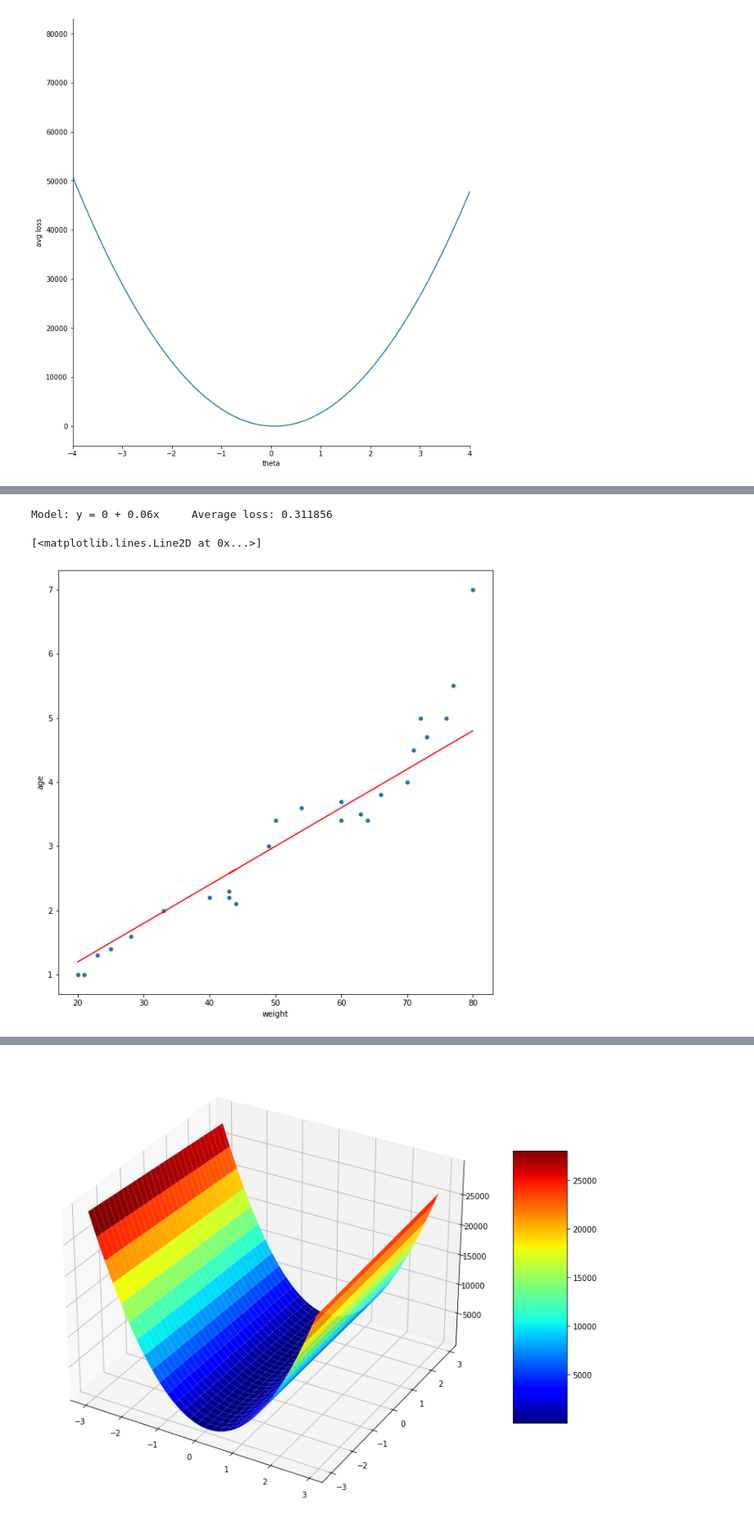
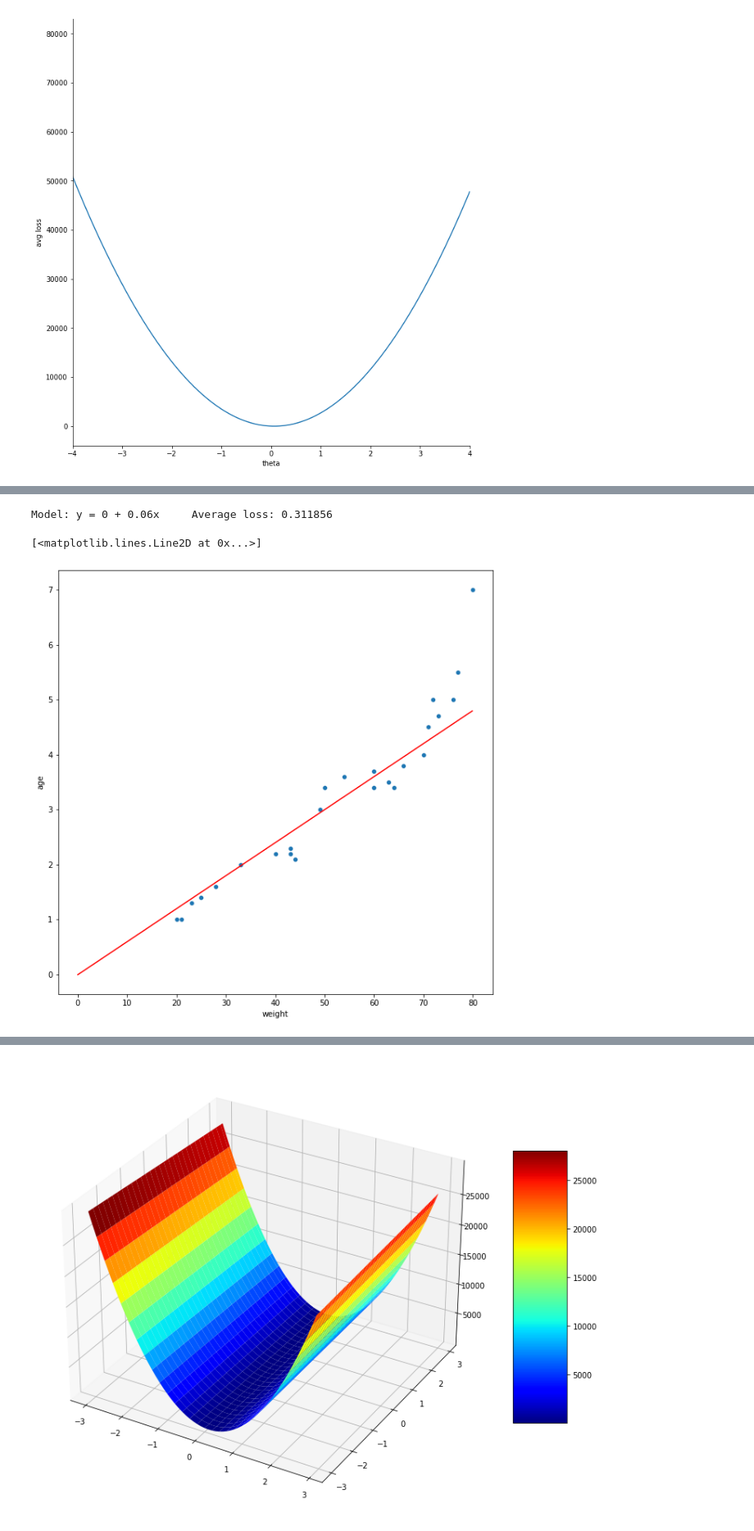
Before and after one commit to amadeovezz/data-sci, a Jupyter notebook: ml/tutorials/regression/linear.ipynb, the cells around one changed output, grey strips where cells are left out. Shown at 82% size. Drawn from its saved outputs; the diff is of its cells as text; code cells hidden in the pictures.

```diff
--- a/ml/tutorials/regression/linear.ipynb
+++ b/ml/tutorials/regression/linear.ipynb
@@ -114,23 +131,23 @@ In any case, by visual inspection we can see that our best theta is somewhere ar
  let $\theta=.06$ . Let's overlay a line on our scatter plot to see what this looks like.
 # %%
-
 # Plot data
 plt.subplots(figsize=(10,10))
 plot = sns.scatterplot(data=df, x="weight", y='age')
 
 # Overlay linear model
 model = models.LinearRegression(theta=np.array([.06]))
 avg_loss = validate.avg_loss(model, training_data, labels)
 print(f'Model: {model}  Average loss: {avg_loss}')
 
-def prediction(t) -> float:
-    return model.predict(t)
+def eq_of_line(x) -> float:
+    return model.predict(x)
 
-prediction_f = np.vectorize(prediction)
-plot.plot(training_data, prediction_f(training_data), color='r')
+line = np.vectorize(eq_of_line)
+domain = np.arange(0,80,.1)
+plot.plot(domain, line(domain), color='r')
 # %% [output]
 Model: y = 0 + 0.06x     Average loss: 0.311856
 [<matplotlib.lines.Line2D at 0x...>]
-[figure, old version]
+[figure, new version]
 # %% [markdown]
 
```
Also changed, not shown: parts of 9 cells of this notebook, 2 other files.
